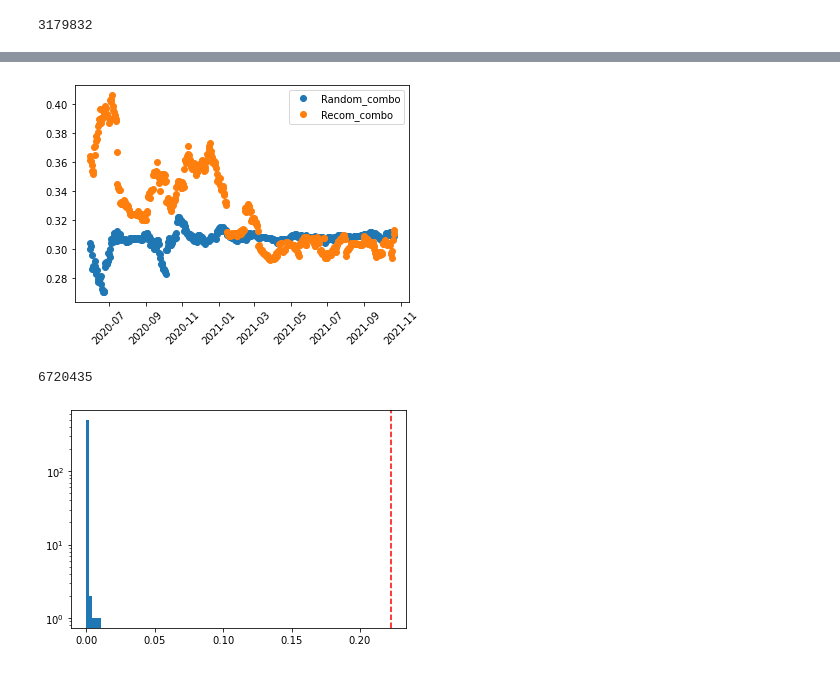
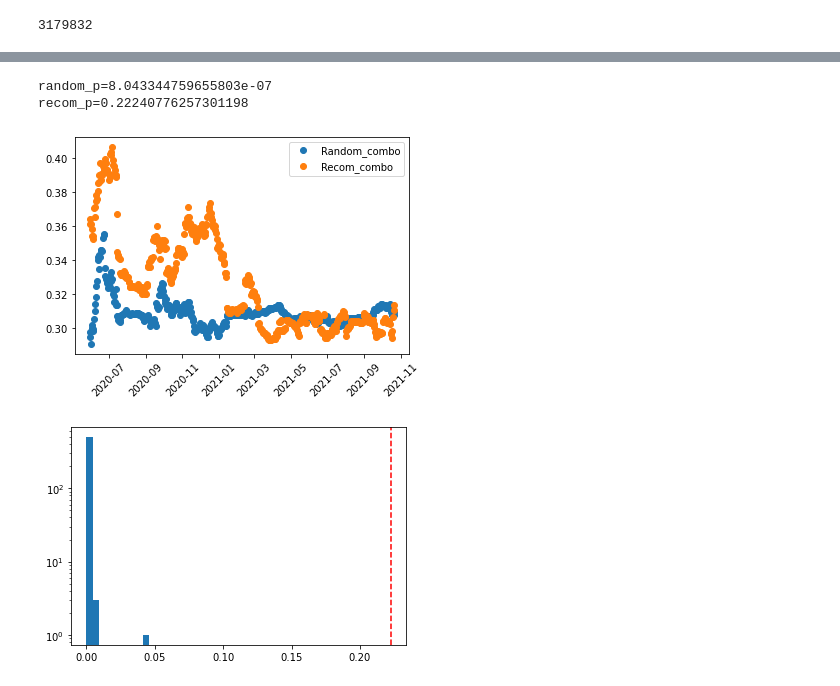
Before and after one commit to Takkoona/fixynergy, a Jupyter notebook: 6_linkage_comparison.ipynb, the cells around one changed output, grey strips where cells are left out. Saved outputs shown, nothing was run; the diff lists cells and outputs as text; code cells hidden in the pictures.

```diff
--- a/6_linkage_comparison.ipynb
+++ b/6_linkage_comparison.ipynb
@@ -102,12 +106,20 @@ random_combo = set(random.sample(
 # %%
 future_combo = {}
 future_combo_stat = []
+future_combo_dated = {} # For combo counts
 existing_future_combo = set()
 ac_group: pd.DataFrame
 c_date_group: pd.DataFrame
 for c_date, c_date_group in future_df.groupby("Date", sort=False):
+
+    logging.info(f"Future hits stat: {c_date}")
+
     c_date_combo = []
     c_date_group = c_date_group[c_date_group["AA"] != ""]
+
+    c_date_muts = set(c_date_group["AA"].values)
+    hit_muts = c_date_muts.intersection(known_muts)
+
     for ac, ac_group in c_date_group.groupby("Accession", sort=False):
         if len(ac_group.index) >= combo_min_num:
             c_date_combo.extend(
@@ -115,7 +127,10 @@ for c_date, c_date_group in future_df.groupby("Date", sort=False):
                  for i in combinations(ac_group["AA"].values, combo_min_num))
             )
 
-    c_date_combo = remove_same_site_combo(c_date_combo)
+    c_date_combo = Counter(c_date_combo)
+    future_combo_dated[c_date] = c_date_combo
+    c_date_combo = set(c_date_combo.keys())
+
     c_date_combo = c_date_combo.difference(existing_combo)
     c_date_combo = c_date_combo.difference(existing_future_combo)
 
@@ -127,7 +142,9 @@ for c_date, c_date_group in future_df.groupby("Date", sort=False):
         "Target": len(c_date_combo),
         "Hit": len(hit_combo),
         "Hit_recom": len(hit_combo_recom),
-        "Hit_random": len(hit_combo_random)
+        "Hit_random": len(hit_combo_random),
+        "Target_muts": len(c_date_muts),
+        "Hit_muts": len(hit_muts)
     })
     future_combo[c_date] = c_date_combo
     existing_future_combo = existing_future_combo.union(c_date_combo)
@@ -160,0 +153,7 @@ plt.savefig("plots/hit_combo.pdf", bbox_inches="tight")
+# %%
+future_all_combo = []
+for c_date_combo in future_combo.values():
+    future_all_combo.extend(c_date_combo)
+
+future_all_combo = set(future_all_combo)
+future_possible_combo = unreached_combo.intersection(future_all_combo)
@@ -161,7 +196,14 @@ plt.savefig("plots/hit_combo.pdf", bbox_inches="tight")
 # %%
+future_combo_stat_dated = future_combo_stat[future_combo_stat["Hit"] > 10].set_index("Date").sort_index()
+
 ma_days = 30
 
 future_combo_stat_dated["Hit_avg"] = future_combo_stat_dated["Hit"].rolling(ma_days).mean()
 future_combo_stat_dated["Hit_recom_avg"] = future_combo_stat_dated["Hit_recom"].rolling(ma_days).mean()
 future_combo_stat_dated["Hit_random_avg"] = future_combo_stat_dated["Hit_random"].rolling(ma_days).mean()
+future_combo_stat_dated["Target_avg"] = future_combo_stat_dated["Target"].rolling(ma_days).mean()
+
+future_combo_stat_dated["Hit_muts_avg"] = future_combo_stat_dated["Hit_muts"].rolling(ma_days).mean()
+future_combo_stat_dated["Target_muts_avg"] = future_combo_stat_dated["Target_muts"].rolling(ma_days).mean()
+
 future_combo_stat_ma = future_combo_stat_dated.dropna()
@@ -168,6 +238,8 @@ future_combo_stat_ma = future_combo_stat_dated.dropna()
 # %%
+random_p = adfuller(future_combo_stat_dated["Hit_random"] / future_combo_stat_dated["Hit"])[1]
 recom_p = adfuller(future_combo_stat_dated["Hit_recom"] / future_combo_stat_dated["Hit"])[1]
-random_p = adfuller(future_combo_stat_dated["Hit_random"] / future_combo_stat_dated["Hit"])[1]
+
+print(f"{random_p=}\n{recom_p=}")
 
 plt.plot_date(
     future_combo_stat_ma.index,
@@ -184,21 +256,17 @@ plt.legend()
 # plt.title(f"Random ADF p value: {random_p}\nRecom ADF p value: {recom_p}")
 plt.savefig("plots/stationarity.pdf", bbox_inches="tight")
 # %% [output]
+random_p=8.043344759655803e-07
+recom_p=0.22240776257301198
-[figure, old version]
+[figure, new version]
-# %%
-future_all_combo = []
-
-for c_date_combo in future_combo.values():
-    future_all_combo.extend(c_date_combo)
-
-len(set(future_all_combo))
-# %% [output]
-6720435
 # %%
 all_random_hit = []
 hit_distribution = []
 
-for _ in range(500):
+for i in range(500):
+
+    logging.info(f"Random hits stat {i}")
+
     random_combo = random.sample(
         list(unreached_combo),
         k=len(possible_combo)
@@ -224,12 +292,12 @@ for random_hit in all_random_hit:
     random_hit = random_hit[random_hit["Hit"] > 10].set_index("Date").sort_index()
     random_adf_p.append(adfuller(random_hit["Hit_random_2"] / random_hit["Hit"])[1])
 # %%
-plt.hist(random_adf_p, bins=5)
+plt.hist(random_adf_p)
 plt.yscale('log')
 plt.axvline(x=recom_p, color="red", linestyle="--")
 plt.savefig("plots/adf_p_value_comparison.pdf", bbox_inches="tight")
 # %% [output]
-[figure, old version]
+[figure, new version]
 # %%
 mu, std = stats.norm.fit(hit_distribution)
 
```
Also changed, not shown: parts of 11 cells of this notebook, 4 other files.
